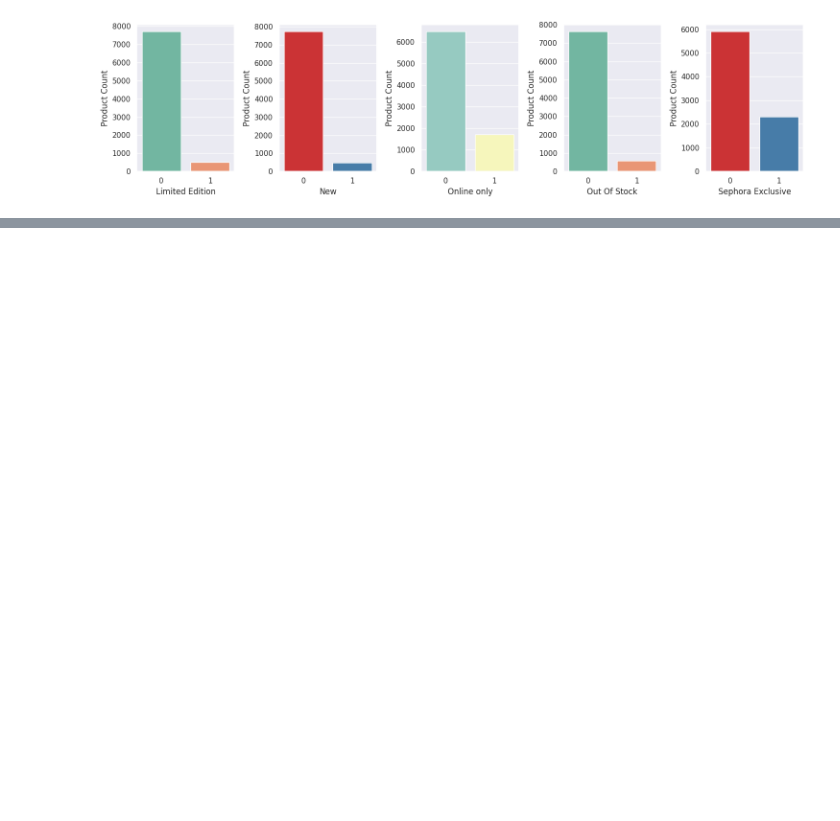
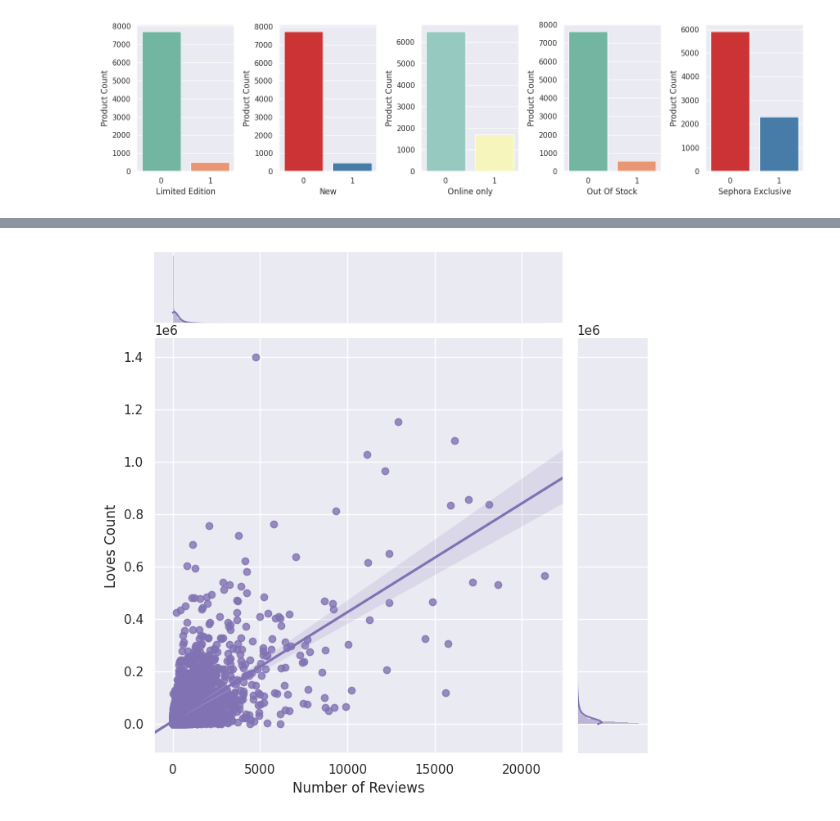
Before and after one commit to aksanaboo/sephora, a Jupyter notebook: SephoraEDA.ipynb, the cells around one changed output, grey strips where cells are left out. Cells and saved outputs as stored; diff of their text form; code cells hidden in the pictures; blank space fills up the shorter version.

```diff
--- a/SephoraEDA.ipynb
+++ b/SephoraEDA.ipynb
@@ -377,0 +391,11 @@ plt.show()
+# %%
+#moderate relationship between loves count and reviews (number of reviews left by users)
+sns.set(style='darkgrid')
+sns.jointplot(x="reviews", y="loves_count", data=product,
+                  kind="reg", truncate=False,
+                  color="m", height=7)
+plt.xlabel('Number of Reviews')
+plt.ylabel('Loves Count')
+plt.show()
+# %% [output]
+[figure, added]
```
Also changed, not shown: parts of 16 cells of this notebook.
